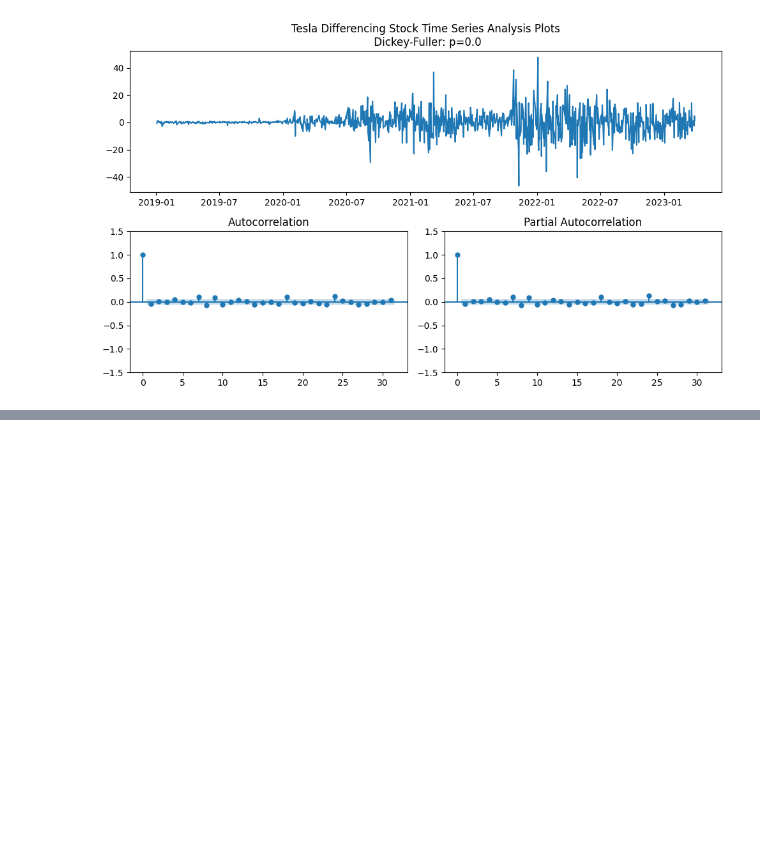
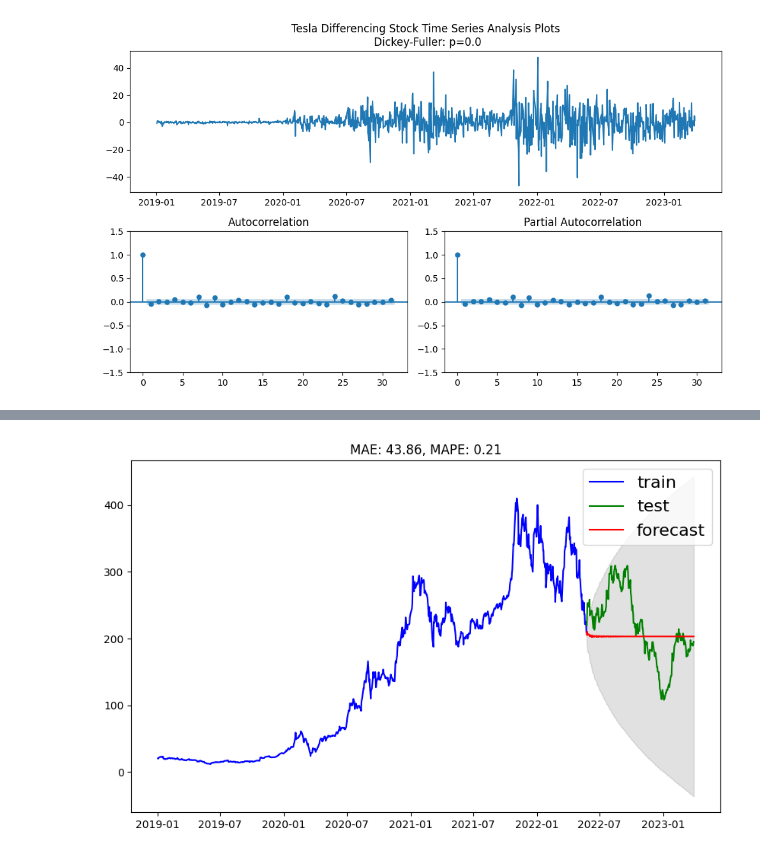
Before and after one commit to dschloe/streamlitbook-saraevan, a Jupyter notebook: ch02/step05_scikit-learn.ipynb, the cells around one changed output, grey strips where cells are left out. Drawn from its saved outputs; the diff is of its cells as text; code cells hidden in the pictures; blank space fills up the shorter version.

```diff
--- a/ch02/step05_scikit-learn.ipynb
+++ b/ch02/step05_scikit-learn.ipynb
@@ -86,3 +87,7 @@ ts_sun_diff = (TSLA.Close - TSLA.Close.shift(1)).dropna()
 tsplot(ts_sun_diff, tickerName = "Tesla Differencing", outputname = 'output/scikit-learn03.png')
 # %% [output]
 [figure]
+# %%
+test_len = int(len(TSLA.Close) * 0.2)
+TSLA_train, TSLA_test = TSLA.Close.iloc[:-test_len], TSLA.Close.iloc[-test_len:]
+TSLA_train.shape, TSLA_test.shape
@@ -88,0 +116,8 @@ tsplot(ts_sun_diff, tickerName = "Tesla Differencing", outputname = 'output/scik
+# %%
+from sktime.forecasting.arima import AutoARIMA
+
+train_dates = TSLA_train.index
+forecaster = AutoARIMA(start_p=8, max_p=9, suppress_warnings=True)
+TSLA_train.index = TSLA_train.index.astype(int)
+forecaster.fit(TSLA_train)
+forecaster.summary()
@@ -88,0 +152,31 @@ tsplot(ts_sun_diff, tickerName = "Tesla Differencing", outputname = 'output/scik
+# %%
+from sklearn.metrics import mean_absolute_error
+from sklearn.metrics import mean_absolute_percentage_error
+
+fh = np.arange(test_len) + 1
+forecast = forecaster.predict(fh=fh)
+coverage = 0.95
+forecast_int = forecaster.predict_interval(fh=fh, coverage=coverage)['Coverage'][coverage]
+
+TSLA_train.index = train_dates
+forecast.index = TSLA_test.index
+
+mae = np.round(mean_absolute_error(TSLA_test, forecast), 2)
+mape = np.round(mean_absolute_percentage_error(TSLA_test, forecast), 2)
+
+
+fig, ax = plt.subplots(figsize=(10, 6))
+ax.plot(TSLA_train.index, TSLA_train.values, label="train", color = 'b')
+ax.plot(TSLA_test.index, TSLA_test.values, label="test", color = 'g')
+ax.plot(forecast.index, forecast.values, label="forecast", color = 'r')
+ax.fill_between(TSLA_test.index,
+                forecast_int["lower"],
+                forecast_int["upper"],
+                alpha=0.2,
+                color="dimgray")
+ax.set_title(f'MAE: {mae}, MAPE: {mape}')
+plt.legend(prop={'size':16})
+plt.savefig("output/scikit-learn04.png", dpi=200)
+plt.show()
+# %% [output]
+[figure, added]
```
Also changed, not shown: parts of 5 cells of this notebook, 3 other files.
